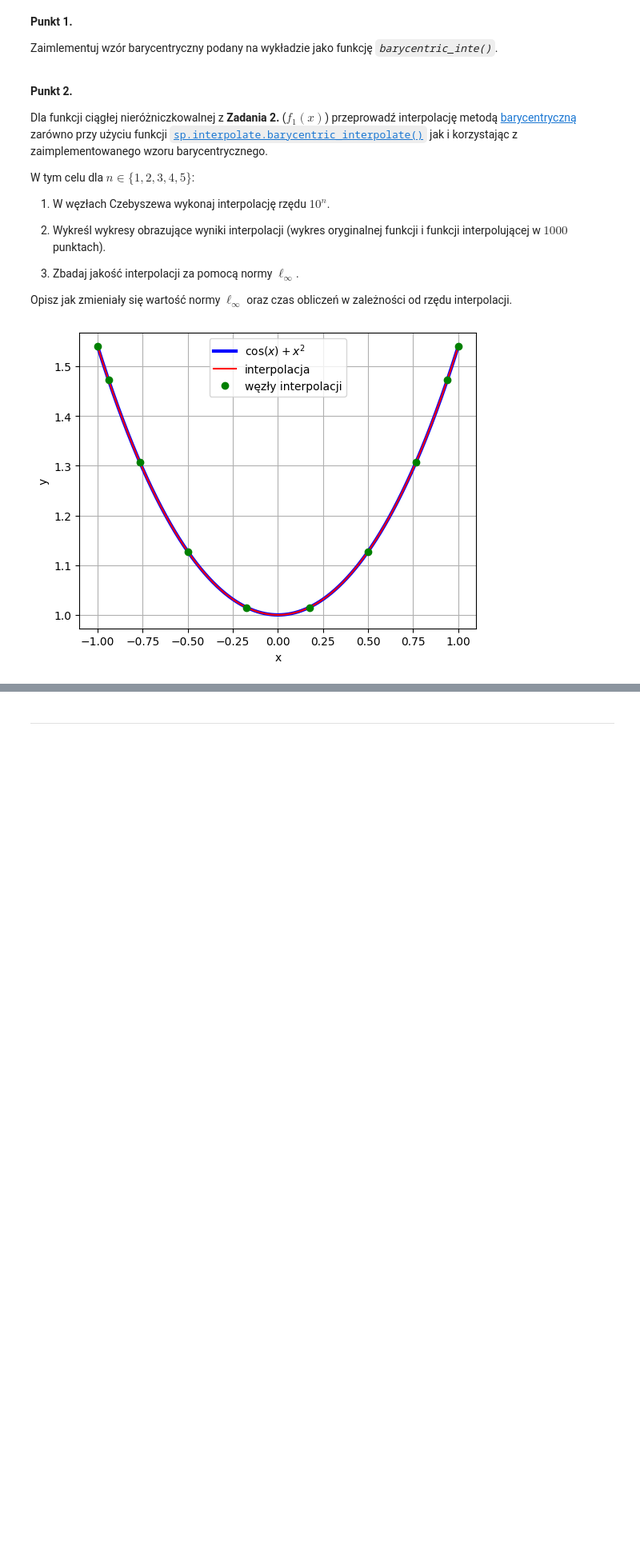
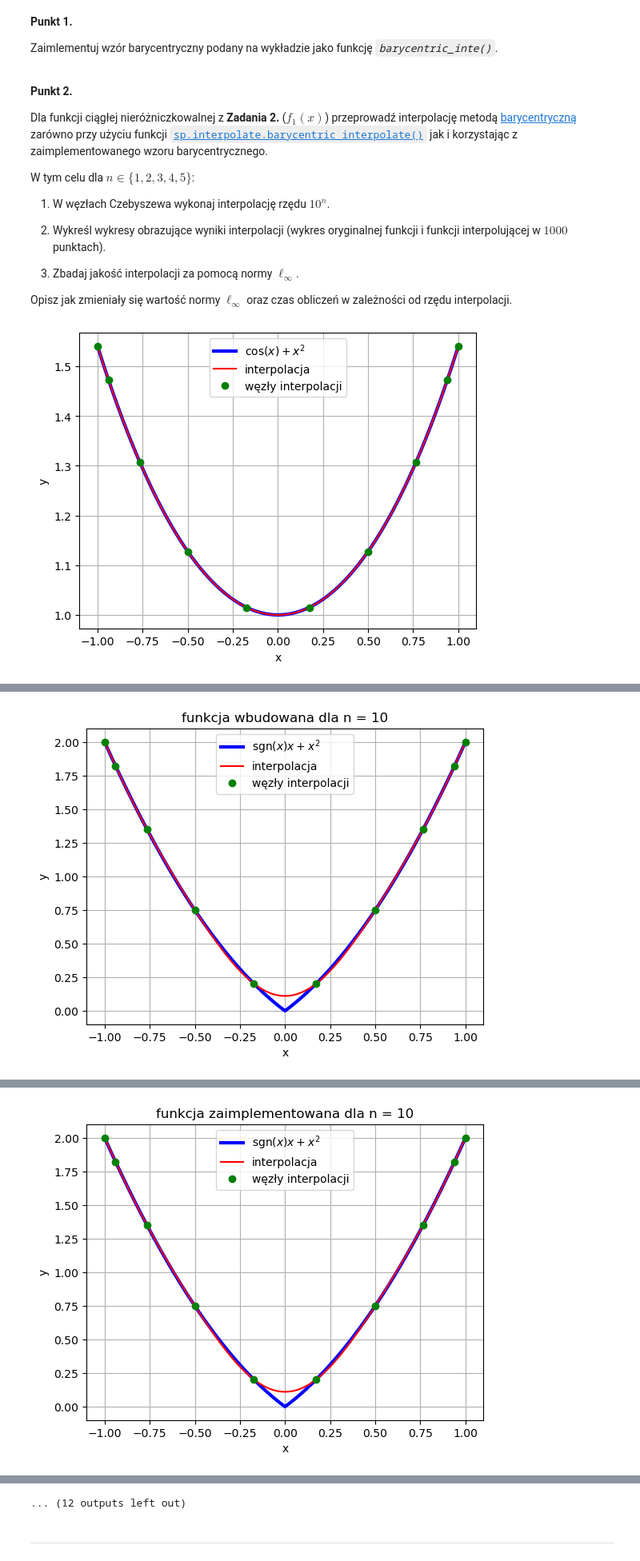
Before and after one commit to MN-KJ-2025/lab9-interpolacja-Maciej-Palka, a Jupyter notebook: sprawozdanie.ipynb, the cells around one changed output, grey strips where cells are left out. Shown at 80% size. Saved outputs shown, nothing was run; the diff lists cells and outputs as text; code cells hidden in the pictures; blank space fills up the shorter version.

```diff
--- a/sprawozdanie.ipynb
+++ b/sprawozdanie.ipynb
@@ -170,0 +169,67 @@ plt.show()
+# %%
+# ===== Twoja implementacja tutaj =====
+x = np.linspace(-1, 1, 1000)
+nodes = [10, 100, 1000, 10000, 100000]
+scipy_time = []
+implemented_time = []
+
+error_scipy = []
+error_implemented = []
+
+for i in nodes:
+    xch = main.chebyshev_nodes(i)
+
+    # Interpoalcja
+    yimp = sp.interpolate.barycentric_interpolate(xch, f1(xch), x)
+    time = %timeit -r 2 -n 5 -o sp.interpolate.barycentric_interpolate(xch, f1(xch), x)
+    scipy_time.append(time.average)
+    error_scipy.append(main.L_inf(f1(x), yimp))
+
+    plt.figure()
+    plt.plot(x, f1(x), 'b', linewidth=3, label='$\mathrm{sgn}(x)x+x^2$')
+    plt.plot(x, yimp, 'r', label='interpolacja')
+    if i <= 100:
+        plt.plot(xch, f1(xch), 'go', label='węzły interpolacji')
+    plt.xlabel("x")
+    plt.ylabel("y")
+    plt.title(f"funkcja wbudowana dla n = {i}")
+    plt.legend(loc=0)
+    plt.grid()
+    plt.show()
+
+    # funkcja zaimplementowana
+    cheb_weight = main.bar_cheb_weights(i)
+    yimp = main.barycentric_inte(xch, f1(xch), cheb_weight, x)
+    time = %timeit -r 2 -n 5 -o main.barycentric_inte(xch, f1(xch), cheb_weight, x)
+    implemented_time.append(time.average)
+    error_implemented.append(main.L_inf(f1(x), yimp))
+
+
+    plt.figure()
+    plt.plot(x, f1(x), 'b', linewidth=3, label='$\mathrm{sgn}(x)x+x^2$')
+    plt.plot(x, yimp, 'r', label='interpolacja')
+    if i <= 100:
+        plt.plot(xch, f1(xch), 'go', label='węzły interpolacji')
+    plt.xlabel("x")
+    plt.ylabel("y")
+    plt.title(f"funkcja zaimplementowana dla n = {i}")
+    plt.legend(loc=0)
+    plt.grid()
+    plt.show()
+
+print(scipy_time)
+# zestawienie czasu
+fig, ax = plt.subplots()
+ax.semilogx(nodes, scipy_time, 'o', label='Funkcja z biblioteki')
+ax.semilogx(nodes, implemented_time, 'o', label='Funkcja zaimplementowana')
+ax.set(title='czas obliczeń dla wykorzystanych funkcji w zależności od ilości węzłów', xlabel='liczba węzłów', ylabel='czas obliczeń [s]')
+ax.grid()
+ax.legend()
+
+fig, ax = plt.subplots()
+ax.semilogx(nodes, error_scipy, 'o', label='Funkcja z biblioteki')
+ax.semilogx(nodes, error_implemented, 'o', label='Funkcja zaimplementowana')
+ax.set(title='błąd interpolacji dla wykorzystanych funkcji w zależności od ilości węzłów', xlabel='liczba węzłów', ylabel='błąd')
+ax.grid()
+ax.legend()
+# %% [output]
@@ -170,0 +237 @@ plt.show()
+[figure, added]
@@ -170,0 +239 @@ plt.show()
+[figure, added]
@@ -171,3 +248,4 @@ plt.show()
+... (12 outputs left out)
 # %% [markdown]
 ---
 # %% [markdown]
```
Also changed, not shown: parts of 4 cells of this notebook.
